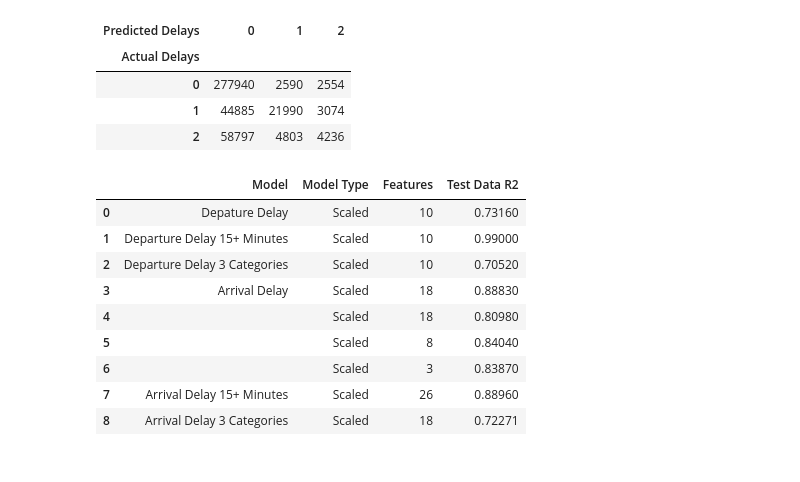
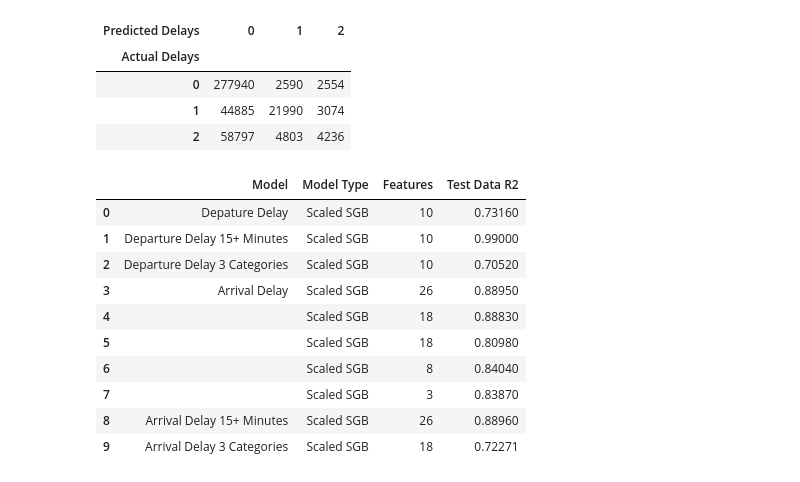
Before and after one commit to johnplakon/TheBlueAngels, a Jupyter notebook: Flight_delays_stochastic_gradient_boosting.ipynb, the cells around one changed output. Cells and saved outputs as stored; diff of their text form; code cells hidden in the pictures.

```diff
--- a/Flight_delays_stochastic_gradient_boosting.ipynb
+++ b/Flight_delays_stochastic_gradient_boosting.ipynb
@@ -675,26 +675,28 @@ pd.crosstab(y_transposed, predictions, rownames=["Actual Delays"], colnames=["Pr
 # %%
 SGB_ML_outcomes = {
     "Model": ["Depature Delay", "Departure Delay 15+ Minutes", "Departure Delay 3 Categories", \
-              "Arrival Delay", "", "", "", "Arrival Delay 15+ Minutes", "Arrival Delay 3 Categories"],
+              "Arrival Delay", "", "", "", "", "Arrival Delay 15+ Minutes", "Arrival Delay 3 Categories"],
 
-    "Model Type": ["Scaled", "Scaled", "Scaled", "Scaled", "Scaled", "Scaled", "Scaled", "Scaled", "Scaled", ],
+    "Model Type": ["Scaled SGB", "Scaled SGB", "Scaled SGB", "Scaled SGB", "Scaled SGB", "Scaled SGB",\
+                   "Scaled SGB", "Scaled SGB", "Scaled SGB", "Scaled SGB"],
 
-    "Features": [10, 10, 10, 18, 18, 8, 3, 26, 18],
+    "Features": [10, 10, 10, 26, 18, 18, 8, 3, 26, 18],
 
-    "Test Data R2": [.7316, .99, .7052, .8883, .8098, .8404, .8387, .8896, .72271]
+    "Test Data R2": [.7316, .99, .7052, .8895, .8883, .8098, .8404, .8387, .8896, .72271]
 
                 }
 
 SGB_ML_outcomes_df = pd.DataFrame(SGB_ML_outcomes)
 SGB_ML_outcomes_df
 # %% [output]
 |  | Model | Model Type | Features | Test Data R2 |
-| 0 | Depature Delay | Scaled | 10 | 0.73160 |
-| 1 | Departure Delay 15+ Minutes | Scaled | 10 | 0.99000 |
-| 2 | Departure Delay 3 Categories | Scaled | 10 | 0.70520 |
-| 3 | Arrival Delay | Scaled | 18 | 0.88830 |
-| 4 |  | Scaled | 18 | 0.80980 |
-| 5 |  | Scaled | 8 | 0.84040 |
-| 6 |  | Scaled | 3 | 0.83870 |
-| 7 | Arrival Delay 15+ Minutes | Scaled | 26 | 0.88960 |
-| 8 | Arrival Delay 3 Categories | Scaled | 18 | 0.72271 |
+| 0 | Depature Delay | Scaled SGB | 10 | 0.73160 |
+| 1 | Departure Delay 15+ Minutes | Scaled SGB | 10 | 0.99000 |
+| 2 | Departure Delay 3 Categories | Scaled SGB | 10 | 0.70520 |
+| 3 | Arrival Delay | Scaled SGB | 26 | 0.88950 |
+| 4 |  | Scaled SGB | 18 | 0.88830 |
+| 5 |  | Scaled SGB | 18 | 0.80980 |
+| 6 |  | Scaled SGB | 8 | 0.84040 |
+| 7 |  | Scaled SGB | 3 | 0.83870 |
+| 8 | Arrival Delay 15+ Minutes | Scaled SGB | 26 | 0.88960 |
+| 9 | Arrival Delay 3 Categories | Scaled SGB | 18 | 0.72271 |
```
Also changed, not shown: parts of 9 cells of this notebook.
